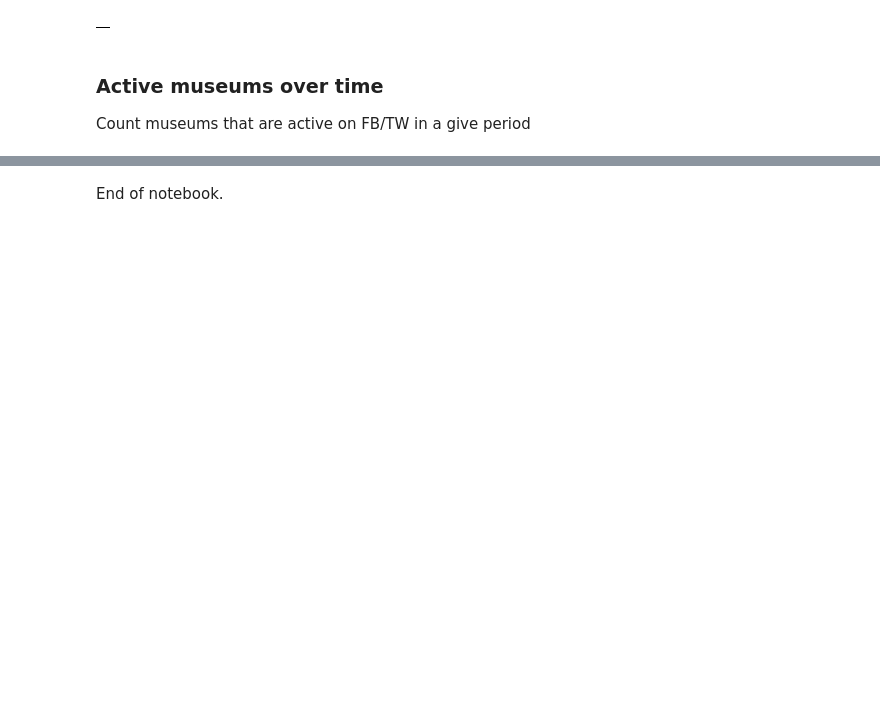
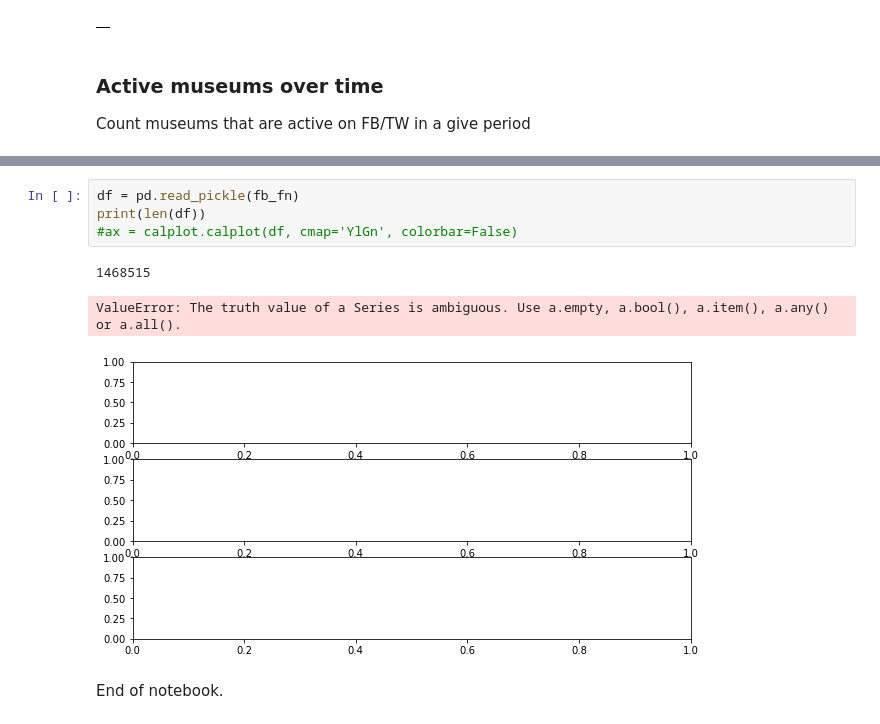
Before and after one commit to Birkbeck/museums-in-the-pandemic, a Jupyter notebook: mip/notebooks/03_social_media_analytics.ipynb, the cells around one changed output, grey strips where cells are left out. Cells and saved outputs as stored; diff of their text form; blank space fills up the shorter version.

```diff
--- a/mip/notebooks/03_social_media_analytics.ipynb
+++ b/mip/notebooks/03_social_media_analytics.ipynb
@@ -235,2 +498,10 @@ TODO
+# %%
+df = pd.read_pickle(fb_fn)
+print(len(df))
+#ax = calplot.calplot(df, cmap='YlGn', colorbar=False)
+# %% [output]
+1468515
+ValueError: The truth value of a Series is ambiguous. Use a.empty, a.bool(), a.item(), a.any() or a.all().
+[figure, added]
 # %% [markdown]
 End of notebook.
```
Also changed, not shown: parts of 22 cells of this notebook, 36 other files.
